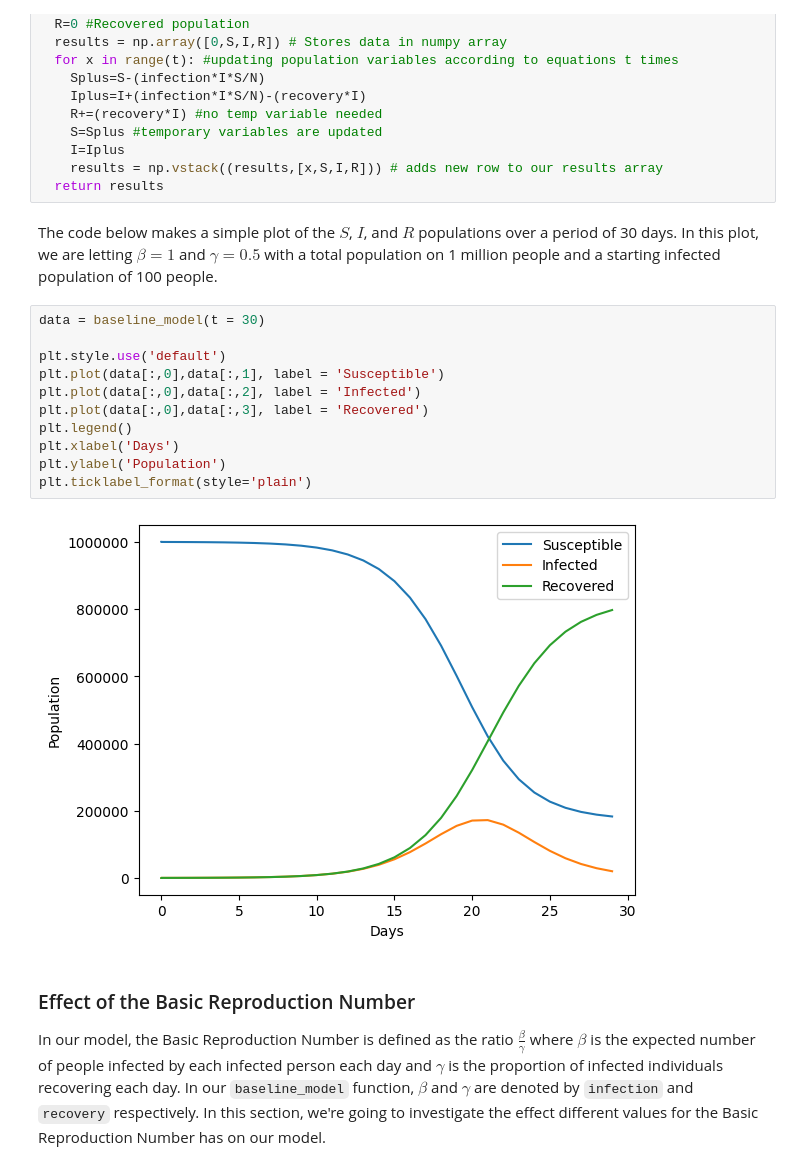
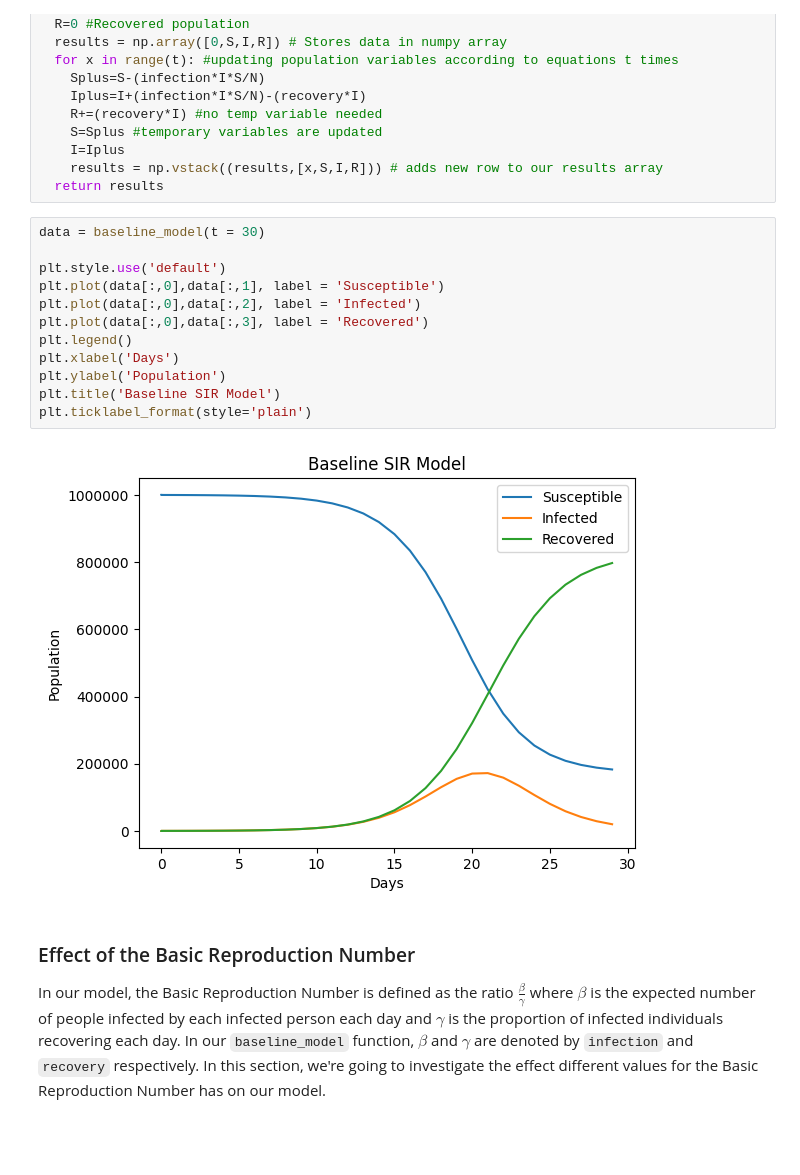
Before and after one commit to talanthier/Math-152, a Jupyter notebook: EpidemiologyG3.ipynb, the cells around one changed output. Cells and saved outputs as stored; diff of their text form; blank space fills up the shorter version.

```diff
--- a/EpidemiologyG3.ipynb
+++ b/EpidemiologyG3.ipynb
@@ -56,21 +41,20 @@ def baseline_model(N = 1000000, I = 100, recovery = 0.5, infection = 1, t=30):
     I=Iplus
     results = np.vstack((results,[x,S,I,R])) # adds new row to our results array
   return results
-# %% [markdown]
-The code below makes a simple plot of the $S$, $I$, and $R$ populations over a period of 30 days. In this plot, we are letting $\beta = 1$ and $\gamma = 0.5$ with a total population on 1 million people and a starting infected population of 100 people.
 # %%
 data = baseline_model(t = 30)
 
 plt.style.use('default')
 plt.plot(data[:,0],data[:,1], label = 'Susceptible')
 plt.plot(data[:,0],data[:,2], label = 'Infected')
 plt.plot(data[:,0],data[:,3], label = 'Recovered')
 plt.legend()
 plt.xlabel('Days')
 plt.ylabel('Population')
+plt.title('Baseline SIR Model')
 plt.ticklabel_format(style='plain')
 # %% [output]
-[figure, old version]
+[figure, new version]
 # %% [markdown]
 ### Effect of the Basic Reproduction Number
 
```
Also changed, not shown: parts of 21 cells of this notebook.
